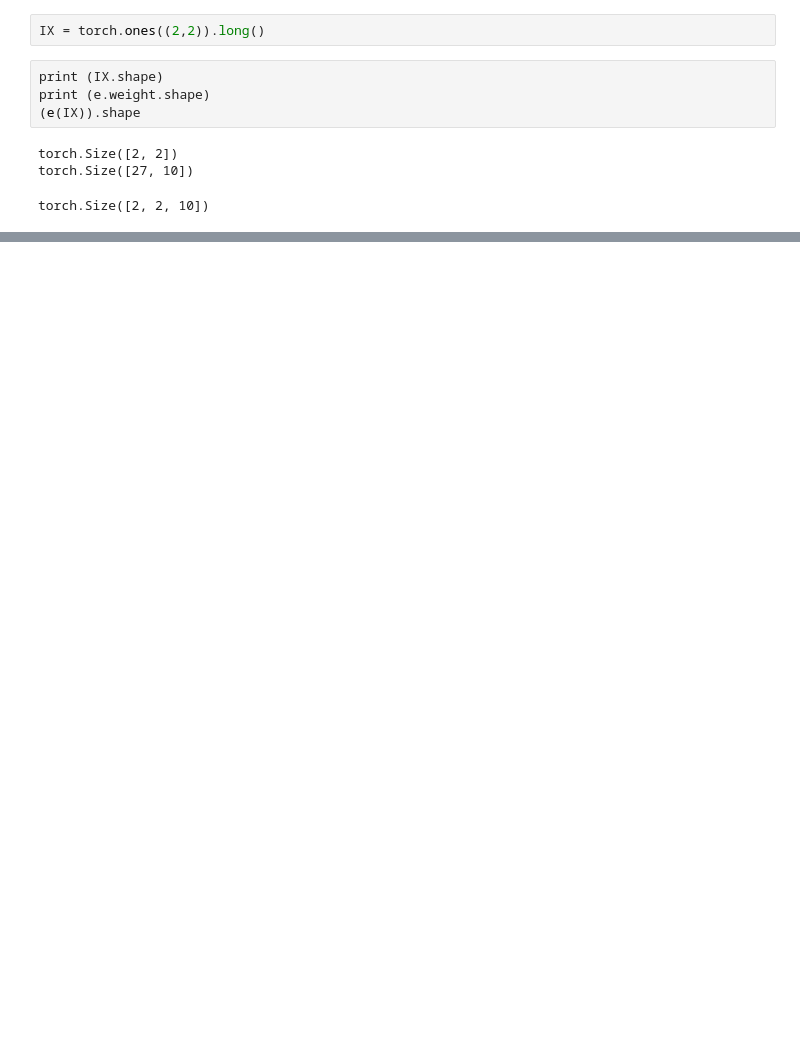
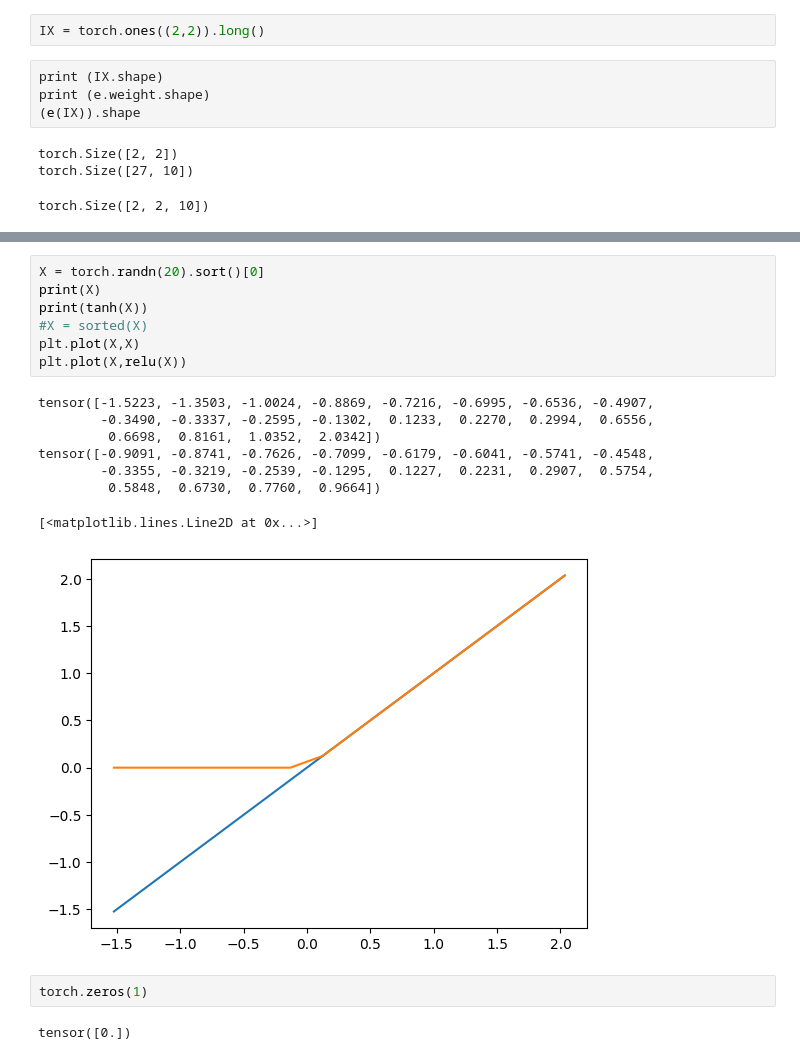
Before and after one commit to jsmidt/scratch, a Jupyter notebook: mytorch/test_mytorch.ipynb, the cells around one changed output, grey strips where cells are left out. Drawn from its saved outputs; the diff is of its cells as text; blank space fills up the shorter version.

```diff
--- a/mytorch/test_mytorch.ipynb
+++ b/mytorch/test_mytorch.ipynb
@@ -46,0 +82,20 @@ torch.Size([2, 2, 10])
+# %%
+X = torch.randn(20).sort()[0]
+print(X)
+print(tanh(X))
+#X = sorted(X)
+plt.plot(X,X)
+plt.plot(X,relu(X))
+# %% [output]
+tensor([-1.5223, -1.3503, -1.0024, -0.8869, -0.7216, -0.6995, -0.6536, -0.4907,
+        -0.3490, -0.3337, -0.2595, -0.1302,  0.1233,  0.2270,  0.2994,  0.6556,
+         0.6698,  0.8161,  1.0352,  2.0342])
+tensor([-0.9091, -0.8741, -0.7626, -0.7099, -0.6179, -0.6041, -0.5741, -0.4548,
+        -0.3355, -0.3219, -0.2539, -0.1295,  0.1227,  0.2231,  0.2907,  0.5754,
+         0.5848,  0.6730,  0.7760,  0.9664])
+[<matplotlib.lines.Line2D at 0x...>]
+[figure, added]
+# %%
+torch.zeros(1)
+# %% [output]
+tensor([0.])
```
Also changed, not shown: parts of 10 cells of this notebook, 1 other file.
